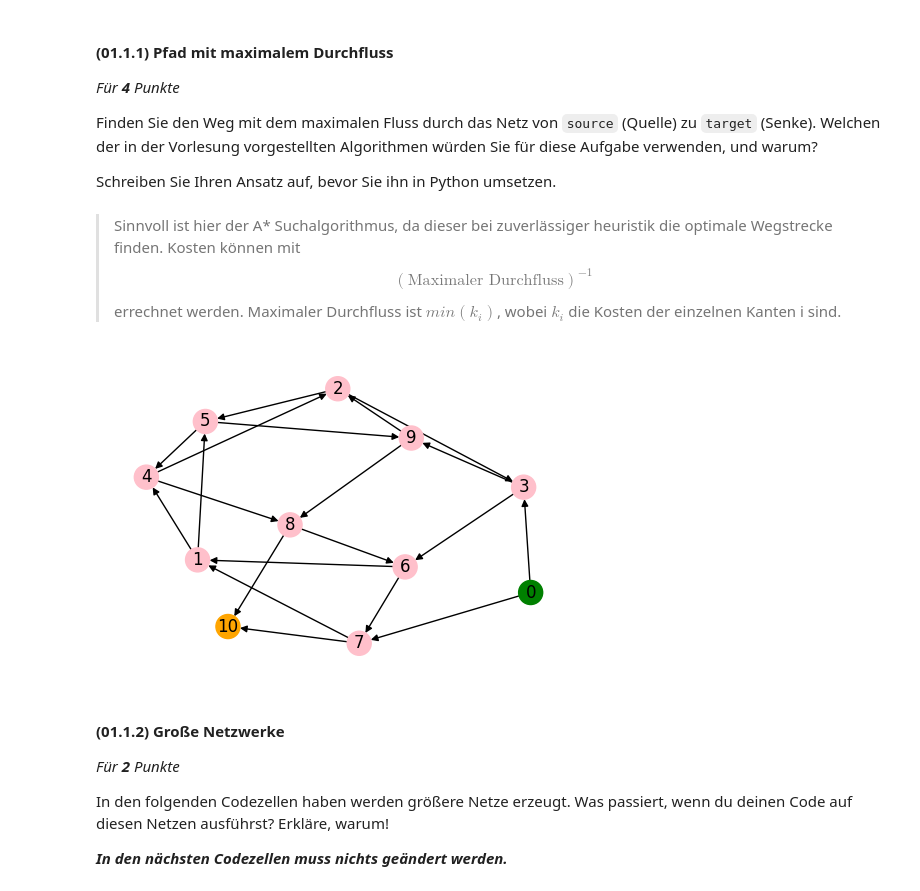
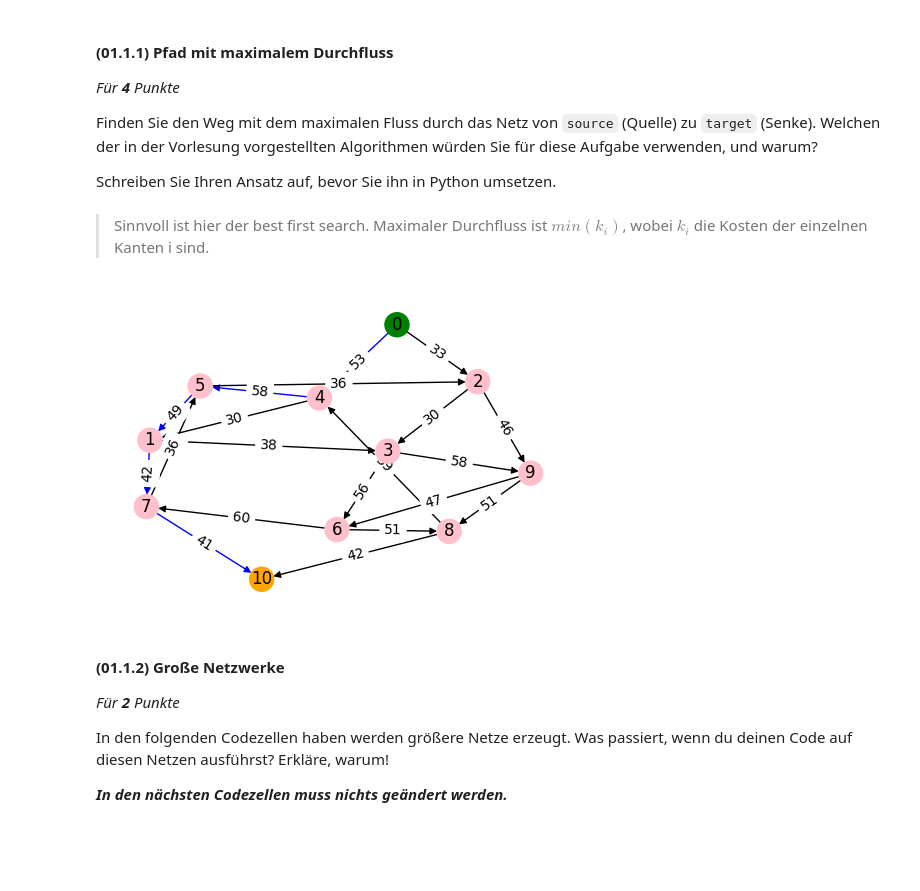
Before and after one commit to JonasOech/assignments, a Jupyter notebook: assignment_1/assignment_1_german.ipynb, the cells around one changed output. Saved outputs shown, nothing was run; the diff lists cells and outputs as text; code cells hidden in the pictures; blank space fills up the shorter version.

Commit message:
Implement best_first_search and print edge max capacity

```diff
--- a/assignment_1/assignment_1_german.ipynb
+++ b/assignment_1/assignment_1_german.ipynb
@@ -172,6 +173,9 @@ Im Folgenden definieren wir eine Funktion, die das zufällige Flussnetzwerk erze
 **_In der nächsten Codezelle muss nichts geändert werden._**
 # %%
 # Code for generating a flow network and plotting it
+
+from cProfile import label
+
 
 def generate_flow_network(num_nodes: int, num_edges: int, min_capacity: int, max_capacity: int, seed=2025) -> nx.Graph:
     """
@@ -220,13 +224,13 @@ def plot_flow_network(G: nx.DiGraph, path: list[int] | None = None):
         path_edges = list(zip(path, path[1:]))
         edge_colors = ['blue' if (u, v) in path_edges else 'black' for u, v in G.edges()]
     nx.draw_networkx(G, pos, node_color=['green']+ ['pink']*(len(G.nodes)-2) + ['orange'], arrowsize=10, with_labels=True, edge_color=edge_colors)
-
+    nx.draw_networkx_edge_labels(G, pos, edge_labels={(u, v): f"{d['capacity']}" for u, v, d in G.edges(data=True)})
     fig = plt.gcf()
     fig.set_size_inches(6, 4)
 
     plt.axis("off")
     plt.show()
 
-G = generate_flow_network(11, 20, 30, 60,4567)
+G = generate_flow_network(11, 20, 30, 60, datetime.now().microsecond % 1000)
 plot_flow_network(G) # type: ignore
 # %% [output]
@@ -242,31 +246,56 @@ Schreiben Sie Ihren Ansatz auf, bevor Sie ihn in Python umsetzen.
 # %% [markdown]
 
 >
-> Sinnvoll ist hier der A* Suchalgorithmus, da dieser bei zuverlässiger heuristik die optimale Wegstrecke finden. Kosten können mit $$(\text{Maximaler Durchfluss})^{-1}$$ errechnet werden.
+> Sinnvoll ist hier der best first search.
 > Maximaler Durchfluss ist $min(k_i)$, wobei $k_i$ die Kosten der einzelnen Kanten i sind.
 >
 # %%
 # Implementation of task 01.1.1
-
 def path_with_maximum_capacity(G: nx.DiGraph, source: int, target: int) -> list[int]:
     """
     Find the path with maximum capacity from source to target in the flow network.
 
     Args:
         G (nx.DiGraph): The flow network graph.
         source (int): The source node.
         target (int): The target node.
 
     Returns:
         list[int]: The path with maximum capacity from source to target.
     """
+    """Implement best first search:
+    Form a one-element queue consisting of a zero-length path that contains only the root
+    node.
+    Until the first path in the queue terminates at the goal node or the queue is empty,
+        Remove the first path from the queue; create new paths by extendingthe first path to all neighbors of the terminal node.
+        Reject all new paths with loops.
+        Add the new paths, if any, to the queue.
+        Sort entire queue by the estimated distances between their terminal
+        nodes and the goal
+        If the goal node is found, announce success; otherwise announce failure."""
+    queue = [[source]]  # Start with a path containing only the source node
+    visited = set()  # To keep track of visited nodes
 
-    return []
+    while queue:
+        current_path = queue.pop(0)  # Get the first path in the queue
+        current_node = current_path[-1]
+        if current_node == target:
+            return current_path
+        visited.add(current_node)
+        for neighbor in G.neighbors(current_node):
+            if neighbor not in visited:
+                new_path = current_path + [neighbor]
+                # Calculate the minimum capacity of the edges in the new path
+                capacity = min(G[u][v]['capacity'] for u, v in zip(new_path[:-1], new_path[1:]))
+                # Sort the queue by the capacity of the paths (descending order)
+                queue.append(new_path)
+                queue.sort(key=lambda p: min(G[u][v]['capacity'] for u, v in zip(p[:-1], p[1:])), reverse=True)
+    return []  # Return an empty path because no path was found
 
 path = path_with_maximum_capacity(G, 0, 10)
 plot_flow_network(G, path) # type: ignore
 # %% [output]
-[figure, old version]
+[figure, new version]
 # %% [markdown]
 #### **(01.1.2)** Große Netzwerke
 
```
Also changed, not shown: parts of 2 cells of this notebook.
